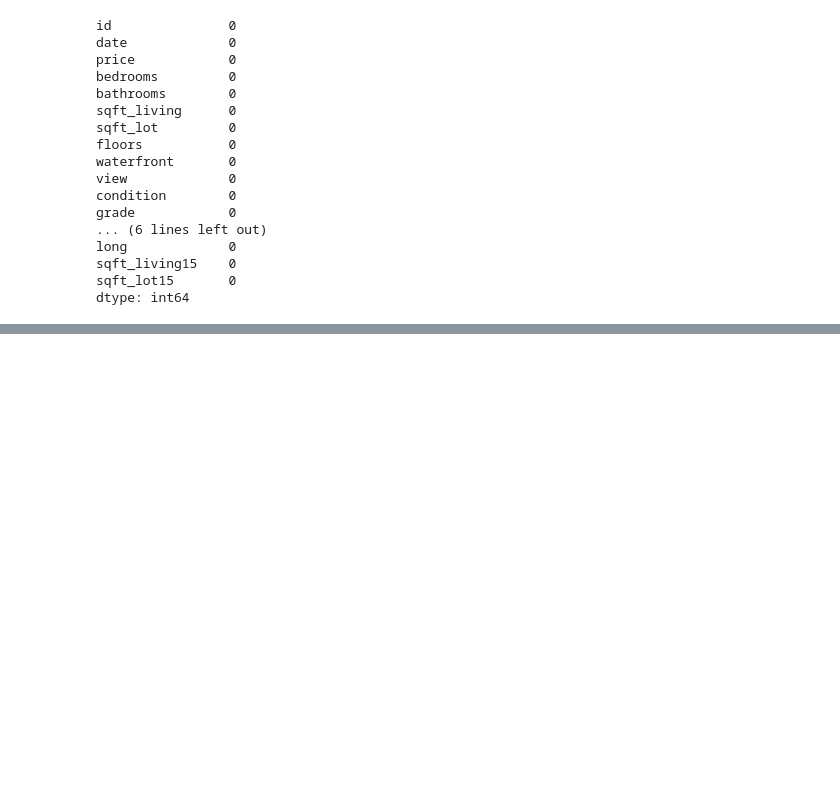
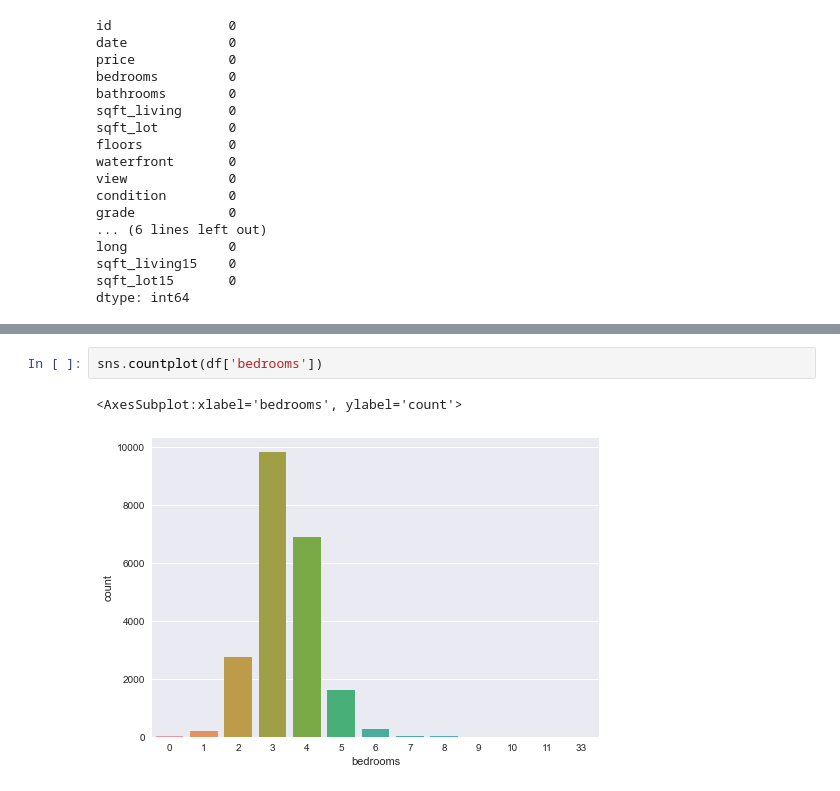
Before and after one commit to abideen-olawuwo/housesales, a Jupyter notebook: HouseSales.ipynb, the cells around one changed output, grey strips where cells are left out. Saved outputs shown, nothing was run; the diff lists cells and outputs as text; blank space fills up the shorter version.

```diff
--- a/HouseSales.ipynb
+++ b/HouseSales.ipynb
@@ -129,0 +154,5 @@ dtype: int64
+# %%
+sns.countplot(df['bedrooms'])
+# %% [output]
+<AxesSubplot:xlabel='bedrooms', ylabel='count'>
+[figure, added]
```
Also changed, not shown: parts of 20 cells of this notebook.
